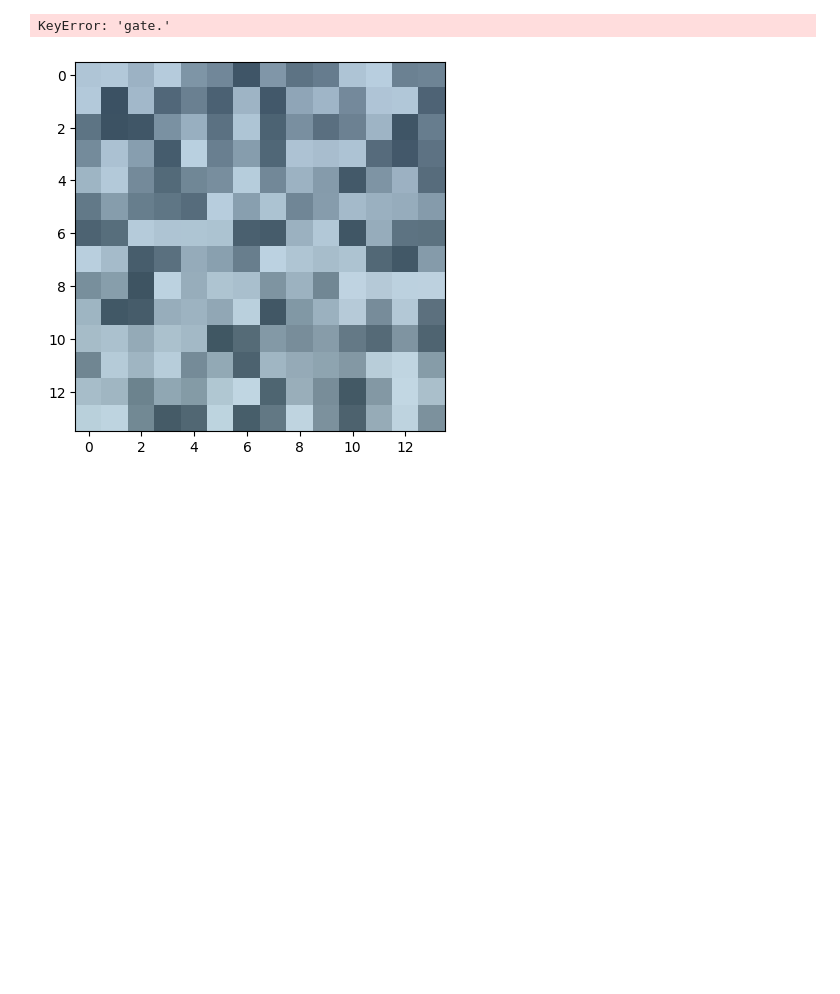
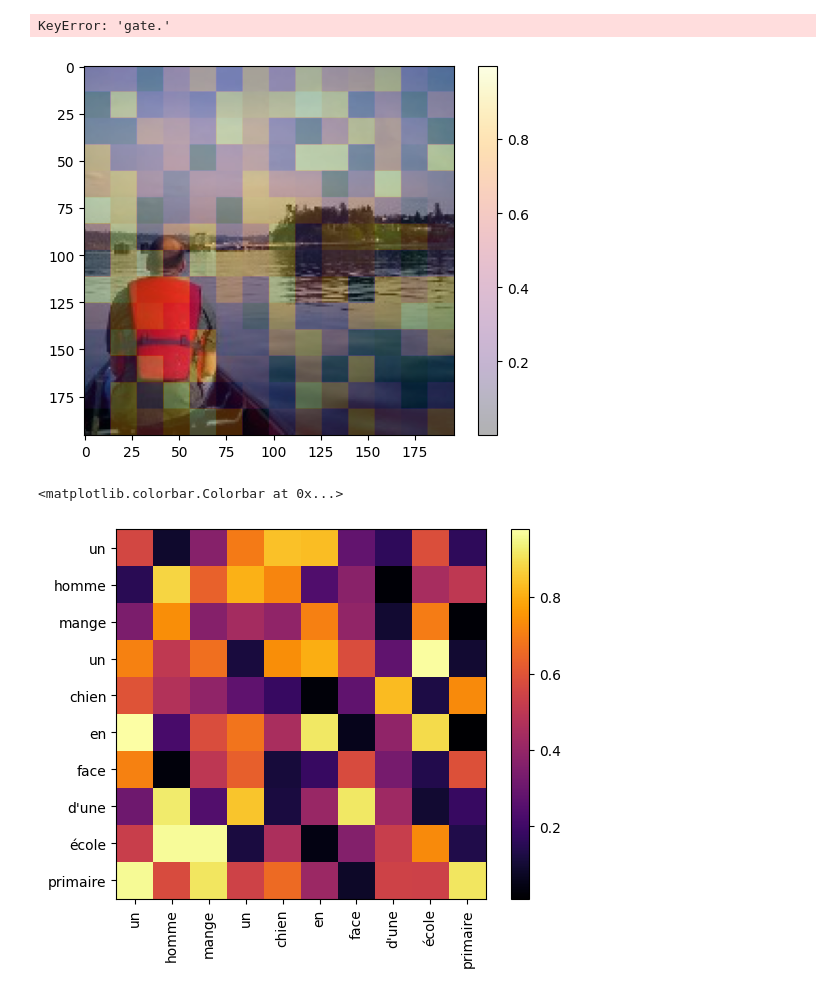
Before and after one commit to Tordjx/UMMT, a Jupyter notebook: Core model files/main_notebook.ipynb, the cells around one changed output. Saved outputs shown, nothing was run; the diff lists cells and outputs as text; code cells hidden in the pictures; blank space fills up the shorter version.

```diff
--- a/Core model files/main_notebook.ipynb
+++ b/Core model files/main_notebook.ipynb
@@ -282,25 +282,38 @@ features = torch.cat(features,torch.zeros(batch_size-features.shape[0],features.
 # %% [output]
 KeyError: 'gate.'
 # %%
-filter = torch.rand(14,14)
+attention = torch.rand(14,14)
+def repeater(tensor):
+    tensor = tensor.cpu()
+    tensor = tensor.detach().numpy()
+    tensor = np.repeat(tensor,14,axis=0)
+    tensor = np.repeat(tensor,14,axis=1)
+    tensor = torch.tensor(tensor)
+    return tensor
+attention = repeater(attention)
 image = open_image('Images ummt/raw/10350842.jpg')
 import matplotlib.pyplot as plt
-
-def plot_rgb_image(image):
-    image = image.cpu()
-    image = image.detach().numpy()
-    image = image.transpose(1,2,0)
-    plt.imshow(image)
-
-    plt.show()
 
 def plot_attention_on_image(image,attention):
     image = image.cpu()
     image = image.detach().numpy()
     image = image.transpose(1,2,0)
     plt.imshow(image)
-    plt.imshow(attention,alpha = 0.5,cmap = 'Reds')
+    plt.imshow(attention,alpha = 0.3,cmap = "inferno")
+    plt.colorbar()
     plt.show()
-plot_attention_on_image(image,filter)
+plot_attention_on_image(image,attention)
+
+phrase = "un homme mange un chien en face d'une école primaire".split(" ")
+attention_text = torch.rand(len(phrase),len(phrase))
+fig, ax = plt.subplots(1,1)
+plt.imshow(attention_text,cmap = "inferno")
+ax.set_xticks([i for i in range(len(phrase))])
+ax.set_xticklabels(phrase,rotation = 90)
+ax.set_yticks([i for i in range(len(phrase))])
+ax.set_yticklabels(phrase)
+plt.colorbar()
 # %% [output]
-[figure, old version]
+[figure, new version]
+<matplotlib.colorbar.Colorbar at 0x...>
+[figure, added]
```
